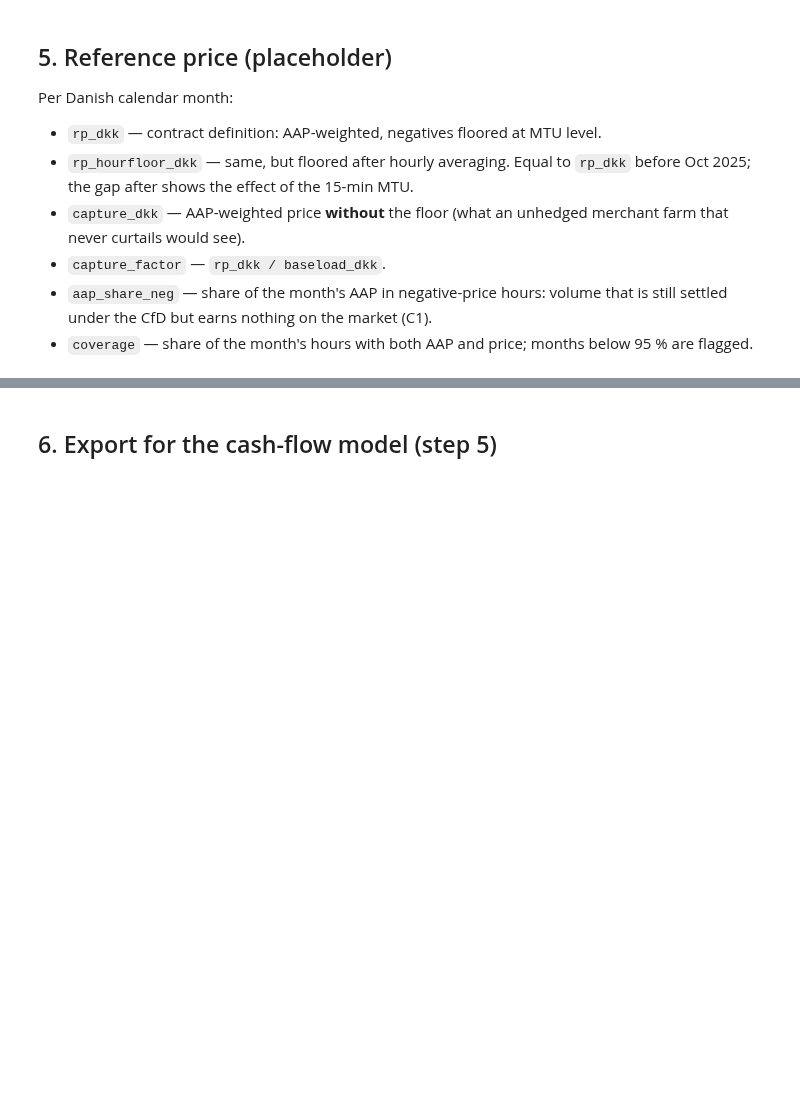
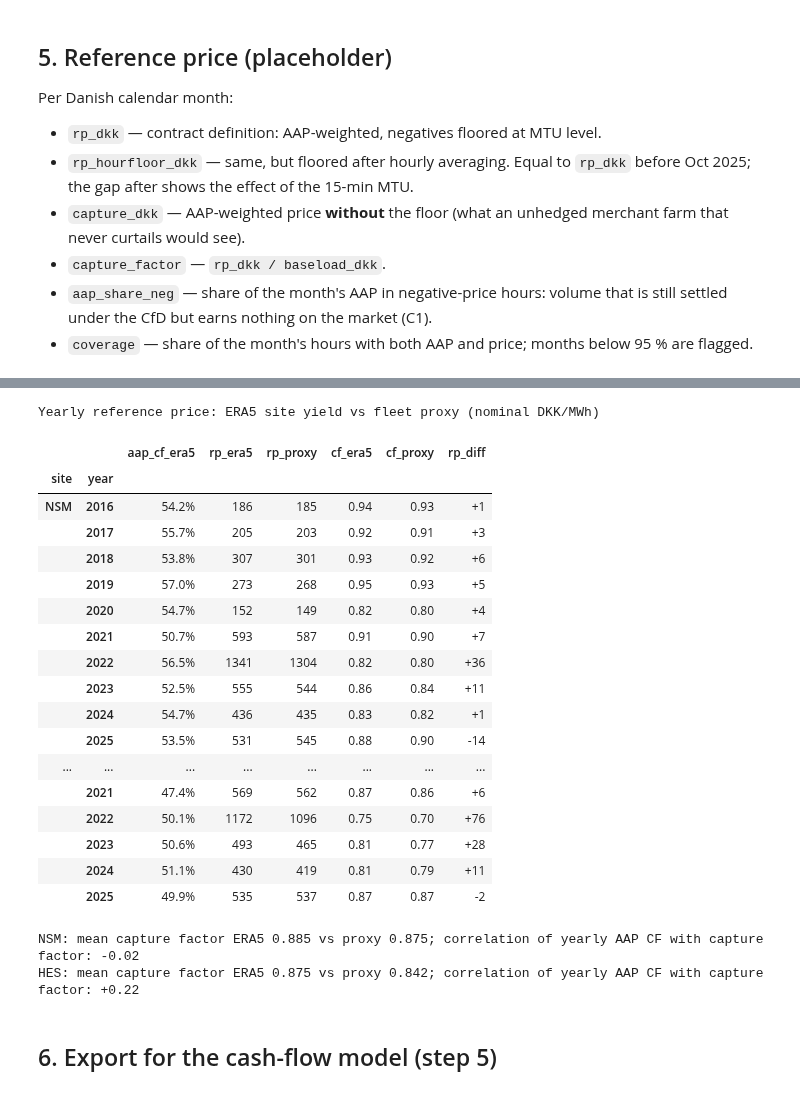
Before and after one commit to fergal567/danish-offshore-cfd-bid-model, a Jupyter notebook: step3/price_analysis.ipynb, the cells around one changed output, grey strips where cells are left out. Cells and saved outputs as stored; diff of their text form; code cells hidden in the pictures; blank space fills up the shorter version.

```diff
--- a/step3/price_analysis.ipynb
+++ b/step3/price_analysis.ipynb
@@ -404,3 +405,56 @@ HES: MTU-level vs hour-level floor since Oct 2025, mean gap +0.00 DKK/MWh over 3
+# %%
+proxy_file = OUT_DIR / "reference_price_yearly_proxy.csv"
+if YIELD_SOURCE == "era5" and proxy_file.exists():
+    prox = pd.read_csv(proxy_file).set_index(["site", "year"])
+    rows = []
+    for s in SITES:
+        e = rp_y[s]
+        pr = prox.loc[s]
+        rows.append(pd.DataFrame({
+            "site": s,
+            "aap_cf_era5": e["aap_mwh"] / (SITES[s]["mincap_mw"] * e.index.map(lambda y: 8784 if y % 4 == 0 else 8760)),
+            "rp_era5": e["rp_dkk"],
+            "rp_proxy": pr["rp_dkk"].reindex(e.index),
+            "cf_era5": e["capture_factor"],
+            "cf_proxy": pr["capture_factor"].reindex(e.index),
+        }))
+    cmp_ = pd.concat(rows).reset_index().set_index(["site", "year"])
+    cmp_["rp_diff"] = cmp_["rp_era5"] - cmp_["rp_proxy"]
+    display(cmp_.style.format({"aap_cf_era5": "{:.1%}", "rp_era5": "{:.0f}", "rp_proxy": "{:.0f}",
+                               "cf_era5": "{:.2f}", "cf_proxy": "{:.2f}", "rp_diff": "{:+.0f}"})
+                .set_caption("Yearly reference price: ERA5 site yield vs fleet proxy (nominal DKK/MWh)"))
+    for s in SITES:
+        c = cmp_.loc[s]
+        r = np.corrcoef(c["aap_cf_era5"], c["cf_era5"])[0, 1]
+        print(f"{s}: mean capture factor ERA5 {c['cf_era5'].mean():.3f} vs proxy {c['cf_proxy'].mean():.3f}; "
+              f"correlation of yearly AAP CF with capture factor: {r:+.2f}")
+    cmp_.reset_index().to_csv(OUT_DIR / "reference_price_era5_vs_proxy.csv", index=False)
+elif YIELD_SOURCE == "era5":
+    print("No proxy run saved — run once with YIELD_SOURCE = 'proxy' to get the comparison.")
+else:
+    print("Comparison runs only with YIELD_SOURCE = 'era5'.")
+# %% [output]
+Yearly reference price: ERA5 site yield vs fleet proxy (nominal DKK/MWh)
+|  |  | aap_cf_era5 | rp_era5 | rp_proxy | cf_era5 | cf_proxy | rp_diff |
+| site | year |  |  |  |  |  |  |
+| NSM | 2016 | 54.2% | 186 | 185 | 0.94 | 0.93 | +1 |
+|  | 2017 | 55.7% | 205 | 203 | 0.92 | 0.91 | +3 |
+|  | 2018 | 53.8% | 307 | 301 | 0.93 | 0.92 | +6 |
+|  | 2019 | 57.0% | 273 | 268 | 0.95 | 0.93 | +5 |
+|  | 2020 | 54.7% | 152 | 149 | 0.82 | 0.80 | +4 |
+|  | 2021 | 50.7% | 593 | 587 | 0.91 | 0.90 | +7 |
+|  | 2022 | 56.5% | 1341 | 1304 | 0.82 | 0.80 | +36 |
+|  | 2023 | 52.5% | 555 | 544 | 0.86 | 0.84 | +11 |
+|  | 2024 | 54.7% | 436 | 435 | 0.83 | 0.82 | +1 |
+|  | 2025 | 53.5% | 531 | 545 | 0.88 | 0.90 | -14 |
+| ... | ... | ... | ... | ... | ... | ... | ... |
+|  | 2021 | 47.4% | 569 | 562 | 0.87 | 0.86 | +6 |
+|  | 2022 | 50.1% | 1172 | 1096 | 0.75 | 0.70 | +76 |
+|  | 2023 | 50.6% | 493 | 465 | 0.81 | 0.77 | +28 |
+|  | 2024 | 51.1% | 430 | 419 | 0.81 | 0.79 | +11 |
+|  | 2025 | 49.9% | 535 | 537 | 0.87 | 0.87 | -2 |
+NSM: mean capture factor ERA5 0.885 vs proxy 0.875; correlation of yearly AAP CF with capture factor: -0.02
+HES: mean capture factor ERA5 0.875 vs proxy 0.842; correlation of yearly AAP CF with capture factor: +0.22
 # %% [markdown]
 ## 6. Export for the cash-flow model (step 5)
 # %%
```
Also changed, not shown: parts of 6 cells of this notebook, 1 other file.
